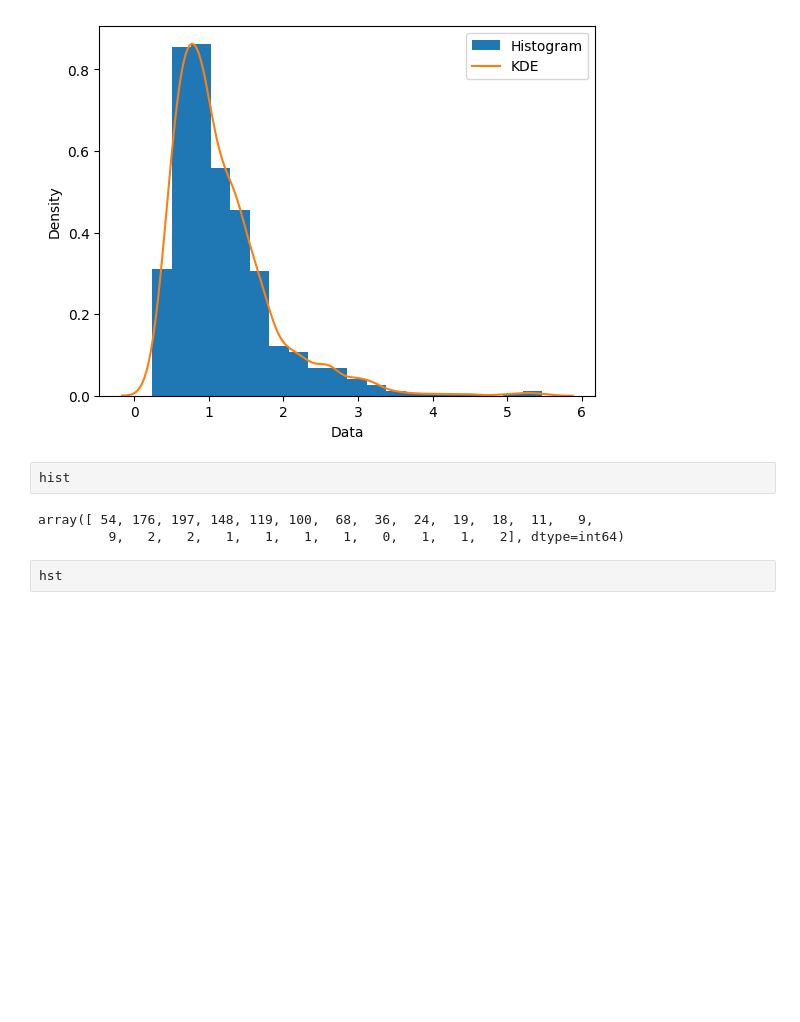
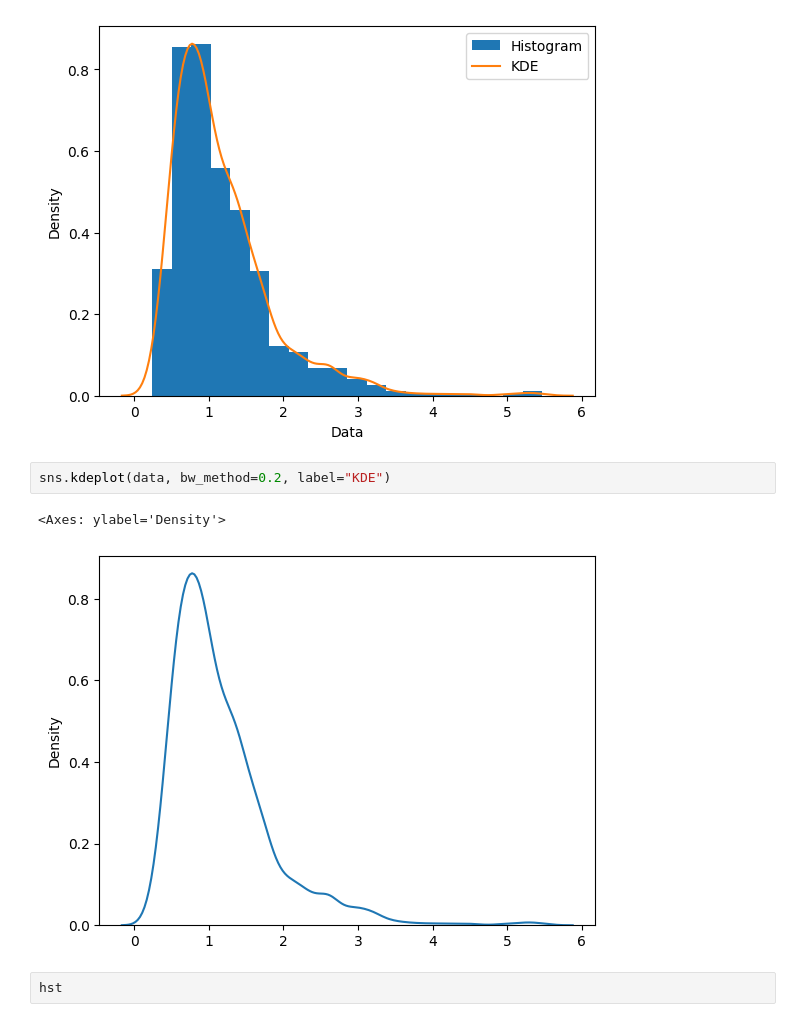
Before and after one commit to ordevoir/Mathematics, a Jupyter notebook: PT_RV_base.ipynb, the cells around one changed output. Saved outputs shown, nothing was run; the diff lists cells and outputs as text; blank space fills up the shorter version.

```diff
--- a/PT_RV_base.ipynb
+++ b/PT_RV_base.ipynb
@@ -455,11 +455,11 @@ plt.legend()
 plt.show()
 # %% [output]
 [figure]
-# %%
-hist
-# %% [output]
-array([ 54, 176, 197, 148, 119, 100,  68,  36,  24,  19,  18,  11,   9,
-         9,   2,   2,   1,   1,   1,   1,   0,   1,   1,   2], dtype=int64)
+# %%
+sns.kdeplot(data, bw_method=0.2, label="KDE")
+# %% [output]
+<Axes: ylabel='Density'>
+[figure, added]
 # %%
 hst
 # %% [output]
```
